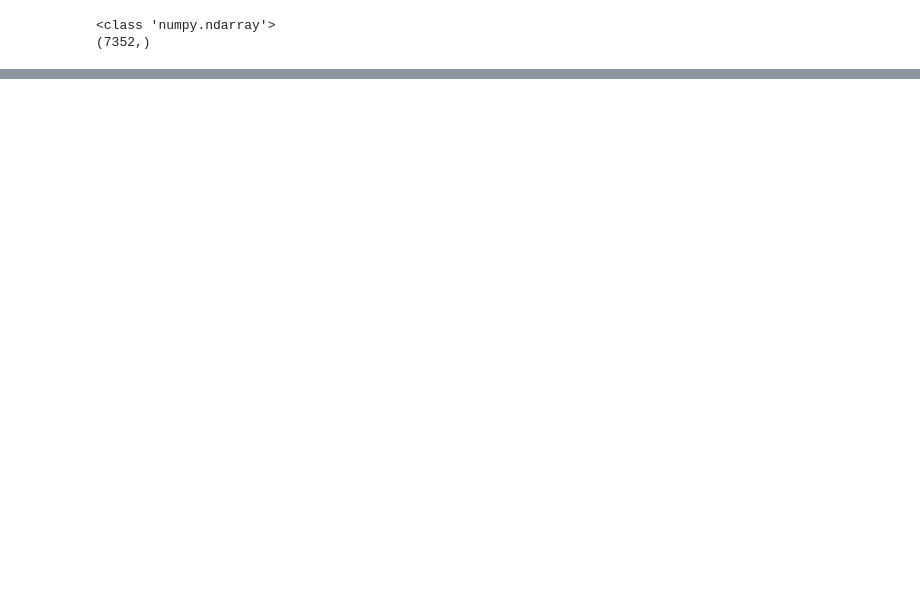
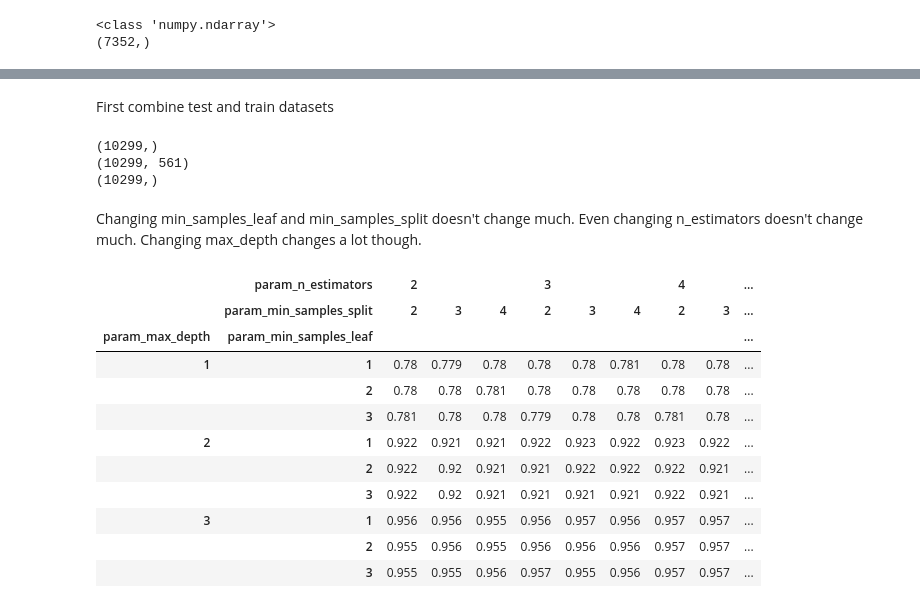
Before and after one commit to alechay/final-project, a Jupyter notebook: feature_engineered.ipynb, the cells around one changed output, grey strips where cells are left out. Drawn from its saved outputs; the diff is of its cells as text; code cells hidden in the pictures; blank space fills up the shorter version.

```diff
--- a/feature_engineered.ipynb
+++ b/feature_engineered.ipynb
@@ -68,2 +307,11 @@ pred_y = clf.predict(trainX)
+# %%
+# instantiate one vs rest classifier
+ovr1 = OneVsRestClassifier(svm.SVC(kernel='linear', probability=True))
+# Learn to predict each class against the other
+ovr1.fit(trainX, trainy.ravel())
+
+# predict train y values and test y values
+ovr1_train_predy = ovr1.predict(trainX)
+ovr1_test_predy = ovr1.predict(testX)
 # %%
 from sklearn.metrics import confusion_matrix
@@ -94,0 +364,13 @@ weighted avg       0.98      0.98      0.98      7352
+# %% [markdown]
+First combine test and train datasets
+# %%
+concat_sub_map = np.concatenate((train_sub_map, test_sub_map), axis=None)
+concat_X = np.concatenate((trainX, testX), axis=0)
+concat_y = np.concatenate((trainy, testy), axis=None)
+print(concat_sub_map.shape)
+print(concat_X.shape)
+print(concat_y.shape)
+# %% [output]
+(10299,)
+(10299, 561)
+(10299,)
@@ -94,0 +385,36 @@ weighted avg       0.98      0.98      0.98      7352
+# %% [markdown]
+Changing min_samples_leaf and min_samples_split doesn't change much. Even changing n_estimators doesn't change much. Changing max_depth changes a lot though.
+# %%
+# Instantiate grid search with 4 hyperparameters
+gscv = GridSearchCV(
+    rf,
+    {"max_depth": range(1, 4),
+     "n_estimators": range(2, 5),
+     "min_samples_leaf": range(1, 4),
+     "min_samples_split": range(2, 5)},
+    cv=kf,
+    n_jobs=-1
+)
+gscv.fit(concat_X, concat_y)
+
+# Get cross-validation data
+cv_df = pd.DataFrame(gscv.cv_results_)
+
+# Create a heatmap-style table, use df.pivot_table
+piv_df = cv_df.pivot_table(index=["param_max_depth", "param_min_samples_leaf"],
+           columns=["param_n_estimators", "param_min_samples_split"],
+           values="mean_test_score").round(3)
+piv_df.style.background_gradient(cmap="nipy_spectral", axis=None)
+# %% [output]
+|  | param_n_estimators | 2 |  |  | 3 |  |  | 4 |  | ... |
+|  | param_min_samples_split | 2 | 3 | 4 | 2 | 3 | 4 | 2 | 3 | ... |
+| param_max_depth | param_min_samples_leaf |  |  |  |  |  |  |  |  | ... |
+| 1 | 1 | 0.78 | 0.779 | 0.78 | 0.78 | 0.78 | 0.781 | 0.78 | 0.78 | ... |
+|  | 2 | 0.78 | 0.78 | 0.781 | 0.78 | 0.78 | 0.78 | 0.78 | 0.78 | ... |
+|  | 3 | 0.781 | 0.78 | 0.78 | 0.779 | 0.78 | 0.78 | 0.781 | 0.78 | ... |
+| 2 | 1 | 0.922 | 0.921 | 0.921 | 0.922 | 0.923 | 0.922 | 0.923 | 0.922 | ... |
+|  | 2 | 0.922 | 0.92 | 0.921 | 0.921 | 0.922 | 0.922 | 0.922 | 0.921 | ... |
+|  | 3 | 0.922 | 0.92 | 0.921 | 0.921 | 0.921 | 0.921 | 0.922 | 0.921 | ... |
+| 3 | 1 | 0.956 | 0.956 | 0.955 | 0.956 | 0.957 | 0.956 | 0.957 | 0.957 | ... |
+|  | 2 | 0.955 | 0.956 | 0.955 | 0.956 | 0.956 | 0.956 | 0.957 | 0.957 | ... |
+|  | 3 | 0.955 | 0.955 | 0.956 | 0.957 | 0.955 | 0.956 | 0.957 | 0.957 | ... |
```
Also changed, not shown: parts of 49 cells of this notebook, 1 other file.
